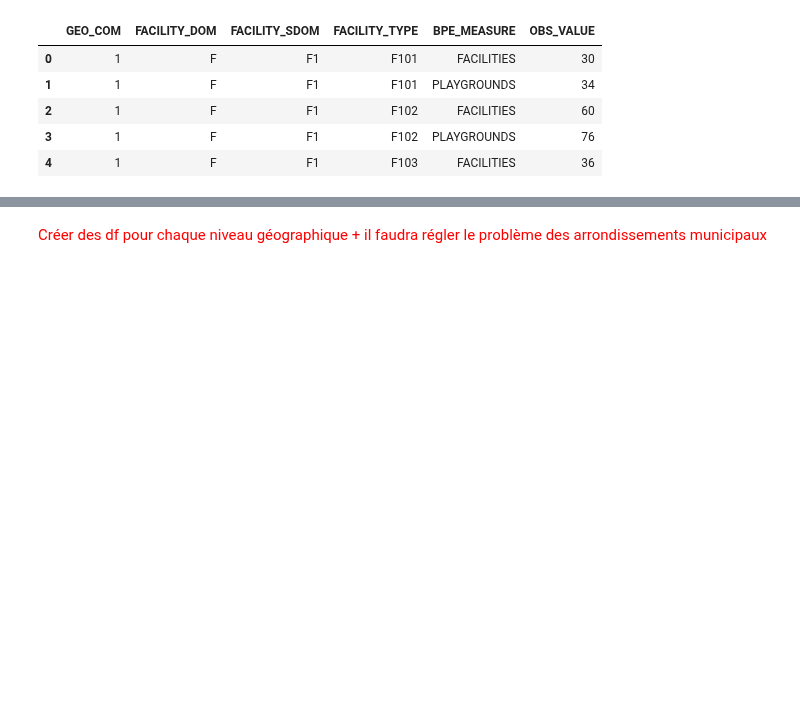
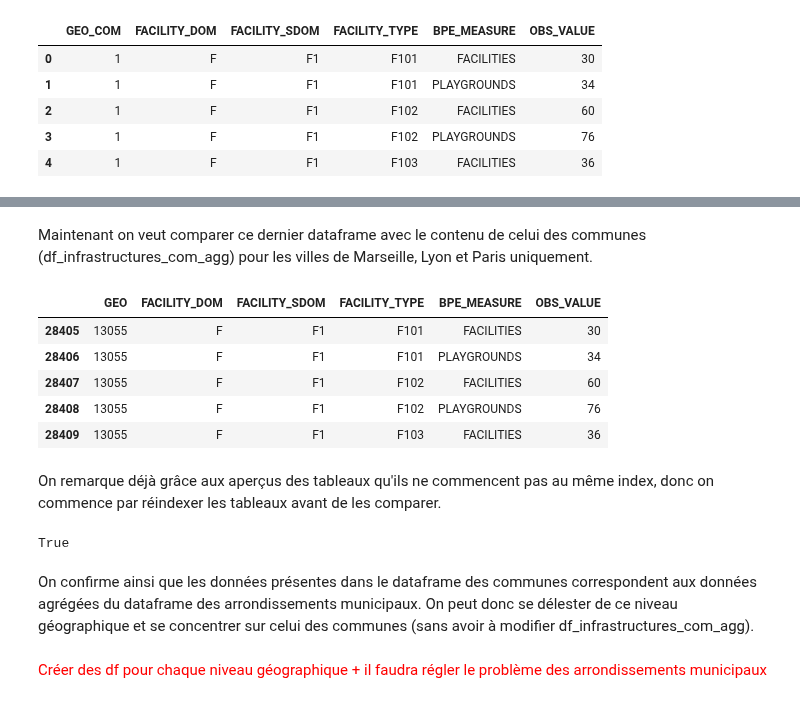
Before and after one commit to heloise1414/Projet-Python-S3, a Jupyter notebook: code/main-clemence.ipynb, the cells around one changed output, grey strips where cells are left out. Drawn from its saved outputs; the diff is of its cells as text; code cells hidden in the pictures; blank space fills up the shorter version.

```diff
--- a/code/main-clemence.ipynb
+++ b/code/main-clemence.ipynb
@@ -424,3 +451,35 @@ df_infrastructures_arm_agg.head(5)
+# %% [markdown]
+Maintenant on veut comparer ce dernier dataframe avec le contenu de celui des communes (df_infrastructures_com_agg) pour les villes de Marseille, Lyon et Paris uniquement.
+# %%
+MLP_cog = ["13055", "69123", "75056"]
+
+df_infrastructures_com_MLP = (
+    df_infrastructures_com_agg
+    .query("GEO in @MLP_cog")
+    .copy()
+)
+
+df_infrastructures_com_MLP.head(5)
+# %% [output]
+|  | GEO | FACILITY_DOM | FACILITY_SDOM | FACILITY_TYPE | BPE_MEASURE | OBS_VALUE |
+| 28405 | 13055 | F | F1 | F101 | FACILITIES | 30 |
+| 28406 | 13055 | F | F1 | F101 | PLAYGROUNDS | 34 |
+| 28407 | 13055 | F | F1 | F102 | FACILITIES | 60 |
+| 28408 | 13055 | F | F1 | F102 | PLAYGROUNDS | 76 |
+| 28409 | 13055 | F | F1 | F103 | FACILITIES | 36 |
+# %% [markdown]
+On remarque déjà grâce aux aperçus des tableaux qu'ils ne commencent pas au même index, donc on commence par réindexer les tableaux avant de les comparer.
+# %%
+cols = ["GEO","FACILITY_DOM","FACILITY_SDOM","FACILITY_TYPE","BPE_MEASURE","OBS_VALUE"]
+
+arm = df_infrastructures_arm_MLP[cols].sort_values(cols).reset_index(drop=True)
+com = df_infrastructures_com_MLP[cols].sort_values(cols).reset_index(drop=True)
+
+arm.equals(com)
+# %% [output]
+True
+# %% [markdown]
+On confirme ainsi que les données présentes dans le dataframe des communes correspondent aux données agrégées du dataframe des arrondissements municipaux. On peut donc se délester de ce niveau géographique et se concentrer sur celui des communes (sans avoir à modifier df_infrastructures_com_agg).
 # %% [markdown]
 <span style="color:red"> Créer des df pour chaque niveau géographique + il faudra régler le problème des arrondissements municipaux </span>
 # %% [markdown]
```
Also changed, not shown: parts of 2 cells of this notebook.
